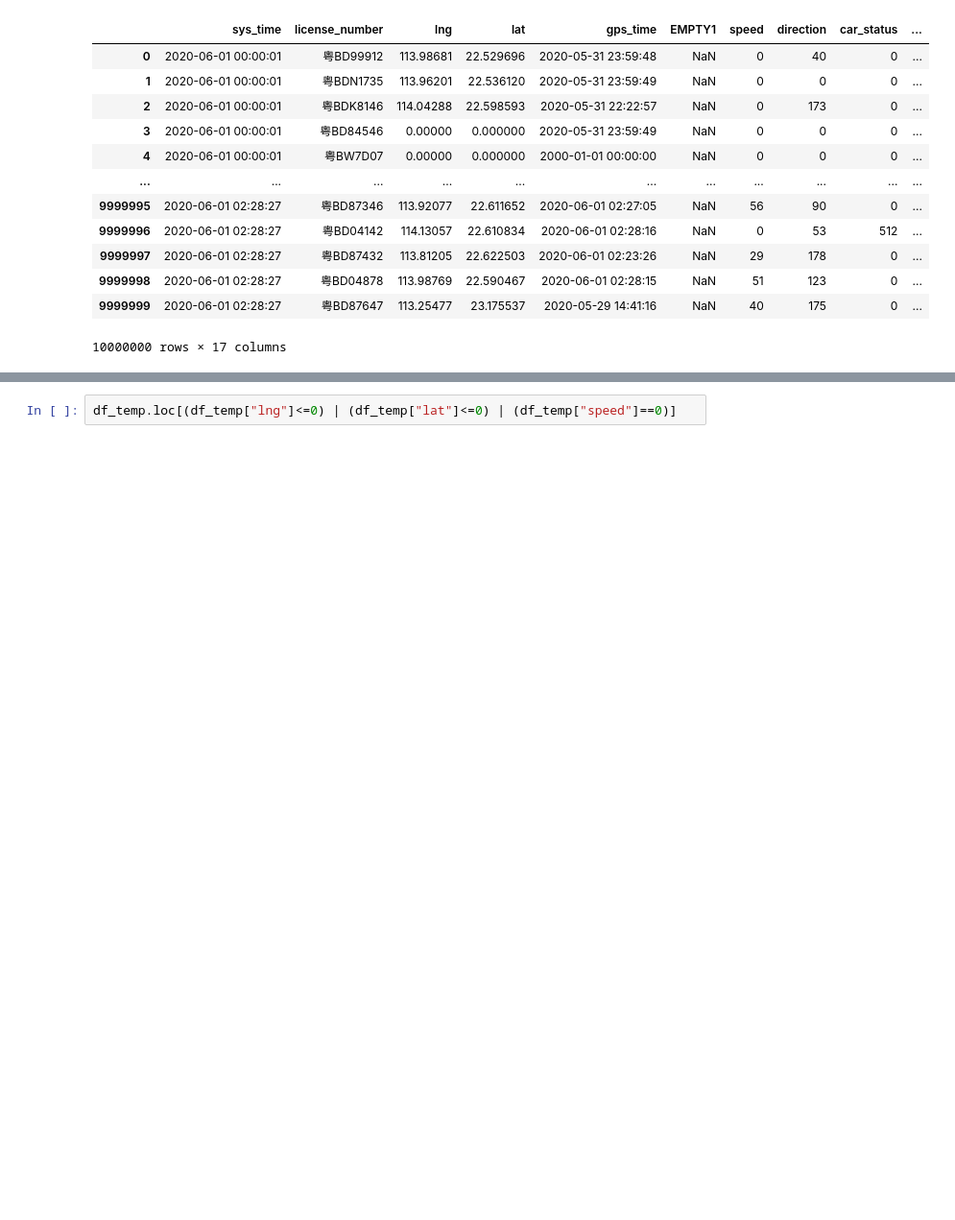
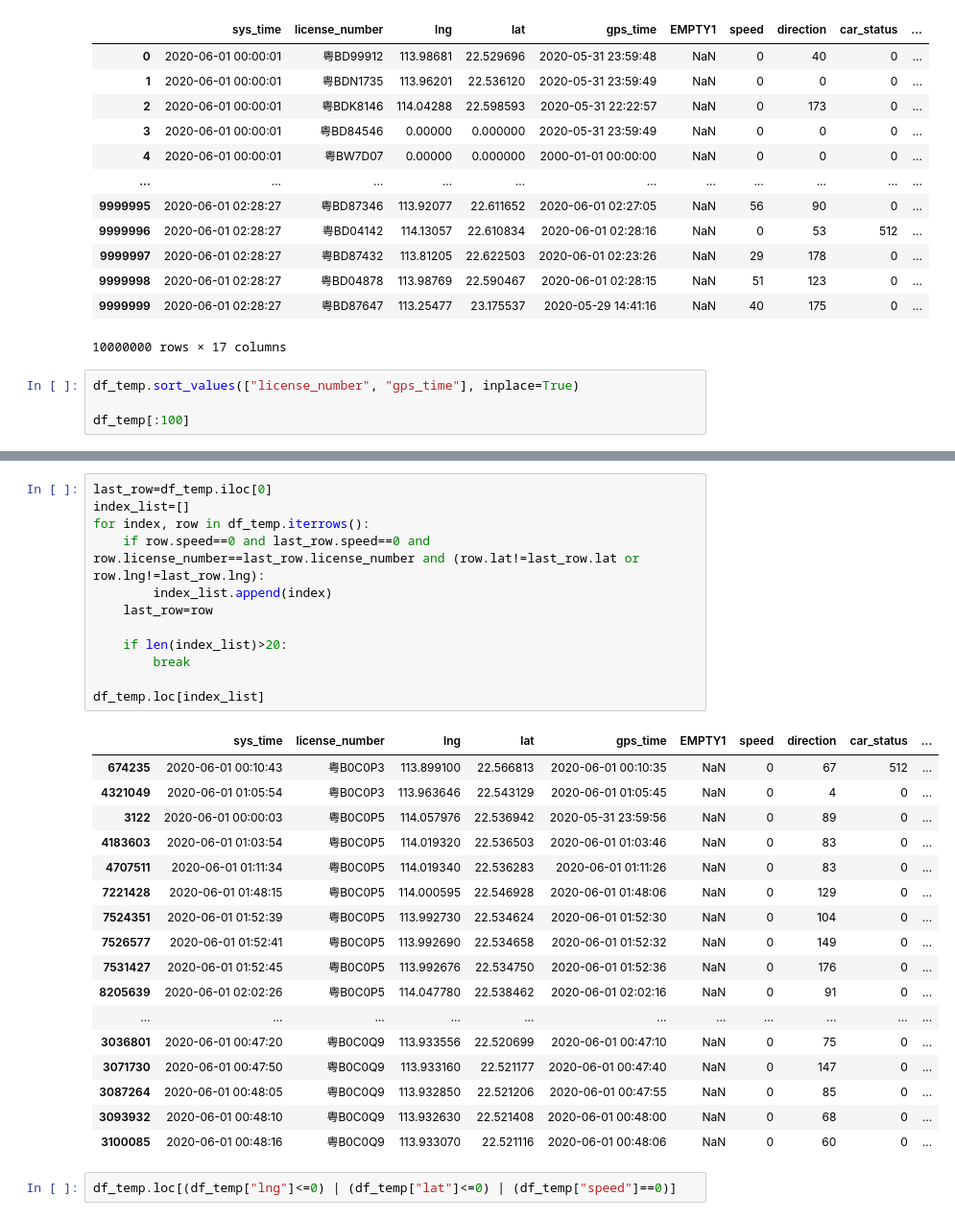
Before and after one commit to XDZhelheim/TrafficFlowModel, a Jupyter notebook: data_process/taxi_clean/new_taxi_proc.ipynb, the cells around one changed output, grey strips where cells are left out. Shown at 96% size. Saved outputs shown, nothing was run; the diff lists cells and outputs as text; blank space fills up the shorter version.

```diff
--- a/data_process/taxi_clean/new_taxi_proc.ipynb
+++ b/data_process/taxi_clean/new_taxi_proc.ipynb
@@ -71,3 +71,7 @@ df_temp
 | 9999998 | 2020-06-01 02:28:27 | 粤BD04878 | 113.98769 | 22.590467 | 2020-06-01 02:28:15 | NaN | 51 | 123 | 0 | ... |
 | 9999999 | 2020-06-01 02:28:27 | 粤BD87647 | 113.25477 | 23.175537 | 2020-05-29 14:41:16 | NaN | 40 | 175 | 0 | ... |
 10000000 rows × 17 columns
+# %%
+df_temp.sort_values(["license_number", "gps_time"], inplace=True)
+
+df_temp[:100]
@@ -74,3 +92,33 @@ df_temp
+# %%
+last_row=df_temp.iloc[0]
+index_list=[]
+for index, row in df_temp.iterrows():
+    if row.speed==0 and last_row.speed==0 and row.license_number==last_row.license_number and (row.lat!=last_row.lat or row.lng!=last_row.lng):
+        index_list.append(index)
+    last_row=row
+
+    if len(index_list)>20:
+        break
+
+df_temp.loc[index_list]
+# %% [output]
+|  | sys_time | license_number | lng | lat | gps_time | EMPTY1 | speed | direction | car_status | ... |
+| 674235 | 2020-06-01 00:10:43 | 粤B0C0P3 | 113.899100 | 22.566813 | 2020-06-01 00:10:35 | NaN | 0 | 67 | 512 | ... |
+| 4321049 | 2020-06-01 01:05:54 | 粤B0C0P3 | 113.963646 | 22.543129 | 2020-06-01 01:05:45 | NaN | 0 | 4 | 0 | ... |
+| 3122 | 2020-06-01 00:00:03 | 粤B0C0P5 | 114.057976 | 22.536942 | 2020-05-31 23:59:56 | NaN | 0 | 89 | 0 | ... |
+| 4183603 | 2020-06-01 01:03:54 | 粤B0C0P5 | 114.019320 | 22.536503 | 2020-06-01 01:03:46 | NaN | 0 | 83 | 0 | ... |
+| 4707511 | 2020-06-01 01:11:34 | 粤B0C0P5 | 114.019340 | 22.536283 | 2020-06-01 01:11:26 | NaN | 0 | 83 | 0 | ... |
+| 7221428 | 2020-06-01 01:48:15 | 粤B0C0P5 | 114.000595 | 22.546928 | 2020-06-01 01:48:06 | NaN | 0 | 129 | 0 | ... |
+| 7524351 | 2020-06-01 01:52:39 | 粤B0C0P5 | 113.992730 | 22.534624 | 2020-06-01 01:52:30 | NaN | 0 | 104 | 0 | ... |
+| 7526577 | 2020-06-01 01:52:41 | 粤B0C0P5 | 113.992690 | 22.534658 | 2020-06-01 01:52:32 | NaN | 0 | 149 | 0 | ... |
+| 7531427 | 2020-06-01 01:52:45 | 粤B0C0P5 | 113.992676 | 22.534750 | 2020-06-01 01:52:36 | NaN | 0 | 176 | 0 | ... |
+| 8205639 | 2020-06-01 02:02:26 | 粤B0C0P5 | 114.047780 | 22.538462 | 2020-06-01 02:02:16 | NaN | 0 | 91 | 0 | ... |
+| ... | ... | ... | ... | ... | ... | ... | ... | ... | ... | ... |
+| 3036801 | 2020-06-01 00:47:20 | 粤B0C0Q9 | 113.933556 | 22.520699 | 2020-06-01 00:47:10 | NaN | 0 | 75 | 0 | ... |
+| 3071730 | 2020-06-01 00:47:50 | 粤B0C0Q9 | 113.933160 | 22.521177 | 2020-06-01 00:47:40 | NaN | 0 | 147 | 0 | ... |
+| 3087264 | 2020-06-01 00:48:05 | 粤B0C0Q9 | 113.932850 | 22.521206 | 2020-06-01 00:47:55 | NaN | 0 | 85 | 0 | ... |
+| 3093932 | 2020-06-01 00:48:10 | 粤B0C0Q9 | 113.932630 | 22.521408 | 2020-06-01 00:48:00 | NaN | 0 | 68 | 0 | ... |
+| 3100085 | 2020-06-01 00:48:16 | 粤B0C0Q9 | 113.933070 | 22.521116 | 2020-06-01 00:48:06 | NaN | 0 | 60 | 0 | ... |
 # %%
 df_temp.loc[(df_temp["lng"]<=0) | (df_temp["lat"]<=0) | (df_temp["speed"]==0)]
 # %% [output]
```
Also changed, not shown: parts of 1 cell of this notebook, 5 other files.
